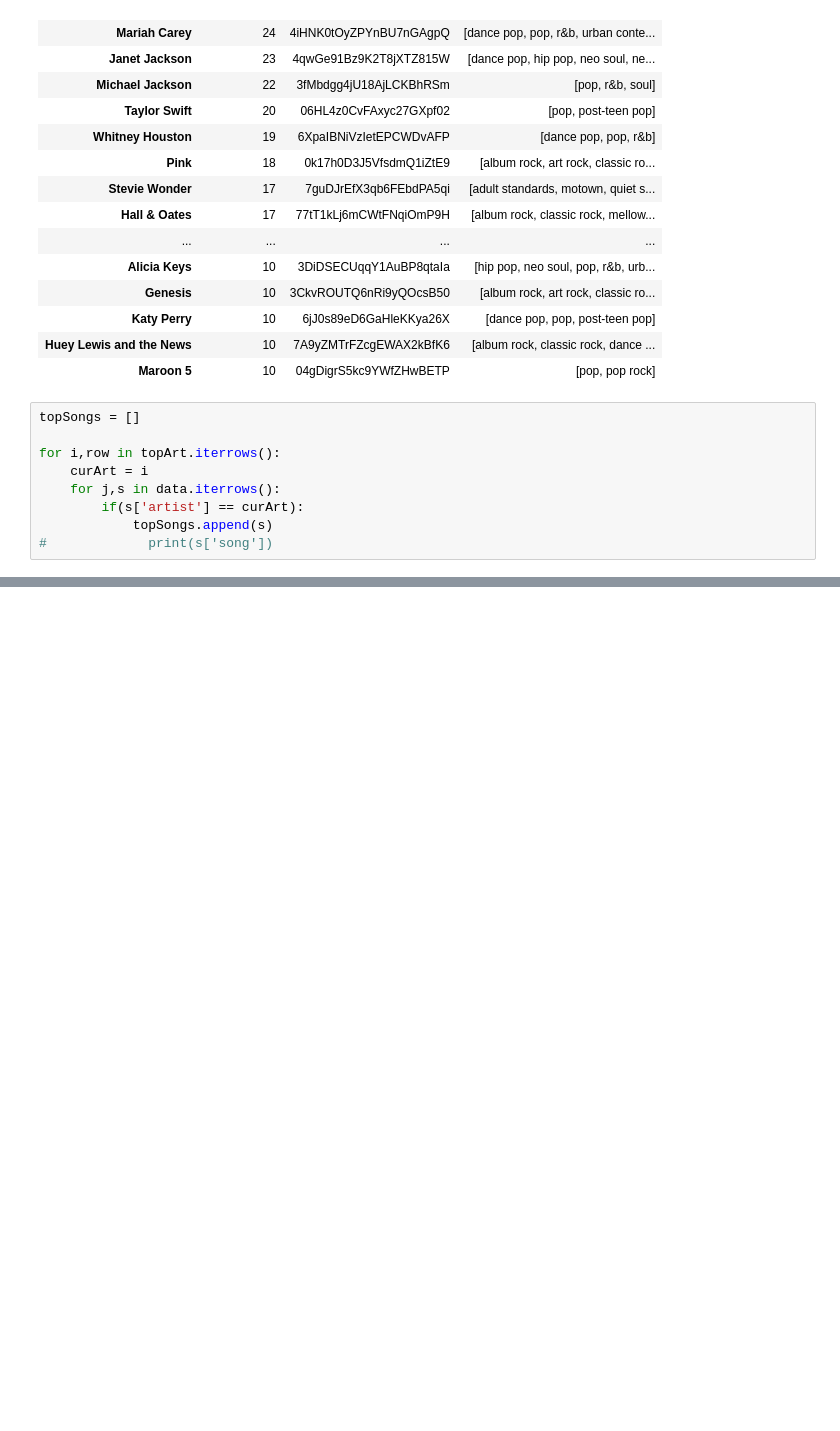
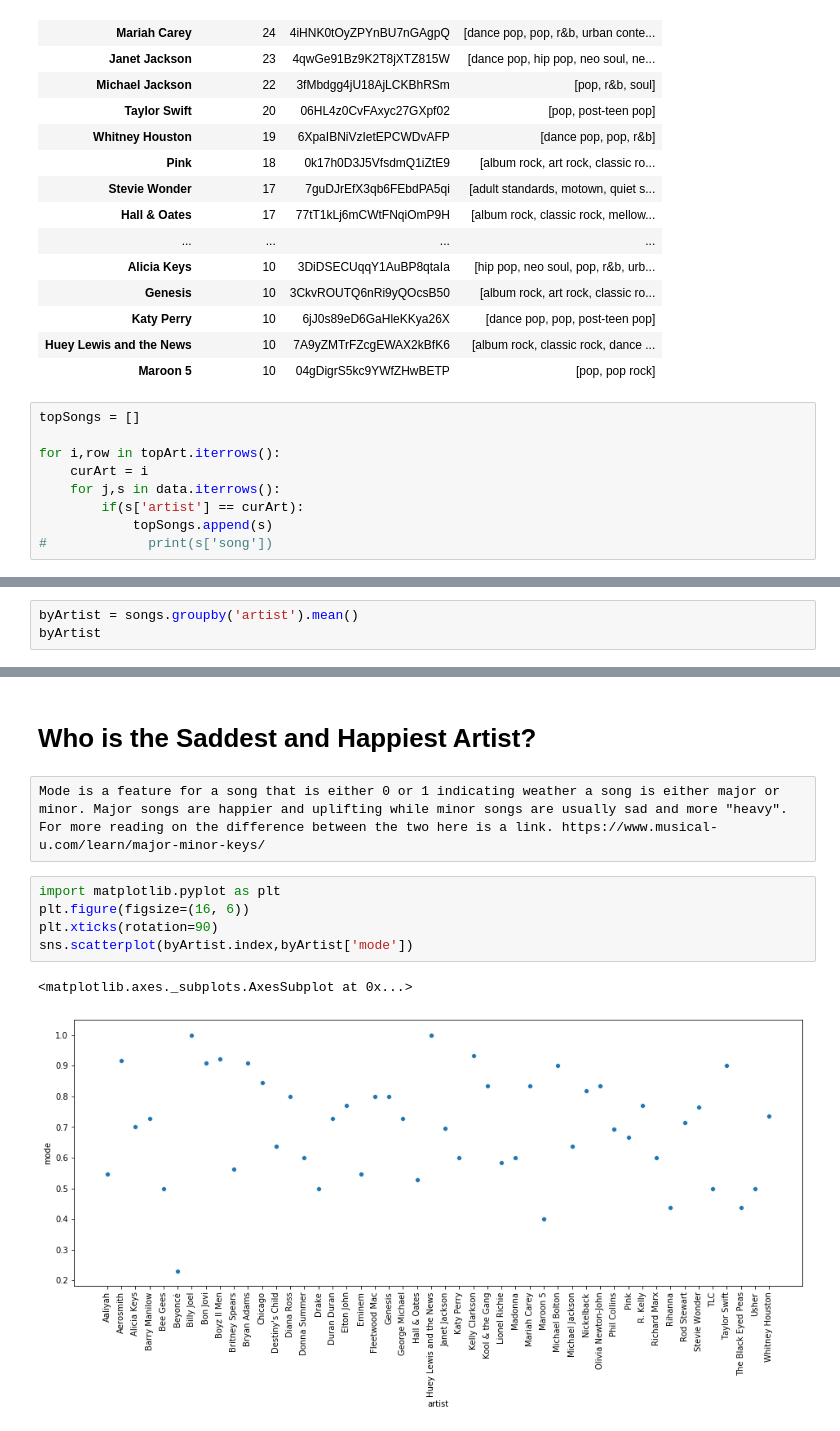
Before and after one commit to noahgriff99/320-Final-Project, a Jupyter notebook: BillboardNSpotify.ipynb, the cells around one changed output, grey strips where cells are left out. Saved outputs shown, nothing was run; the diff lists cells and outputs as text; blank space fills up the shorter version.

```diff
--- a/BillboardNSpotify.ipynb
+++ b/BillboardNSpotify.ipynb
@@ -507,0 +538,3 @@ for i,row in topArt.iterrows():
+# %%
+byArtist = songs.groupby('artist').mean()
+byArtist
@@ -507,0 +560,12 @@ for i,row in topArt.iterrows():
+# %% [markdown]
+# Who is the Saddest and Happiest Artist?
+# %% [raw]
+Mode is a feature for a song that is either 0 or 1 indicating weather a song is either major or minor. Major songs are happier and uplifting while minor songs are usually sad and more "heavy". For more reading on the difference between the two here is a link. https://www.musical-u.com/learn/major-minor-keys/
+# %%
+import matplotlib.pyplot as plt
+plt.figure(figsize=(16, 6))
+plt.xticks(rotation=90)
+sns.scatterplot(byArtist.index,byArtist['mode'])
+# %% [output]
+<matplotlib.axes._subplots.AxesSubplot at 0x...>
+[figure, added]
```
Also changed, not shown: parts of 30 cells of this notebook, 1 other file.
